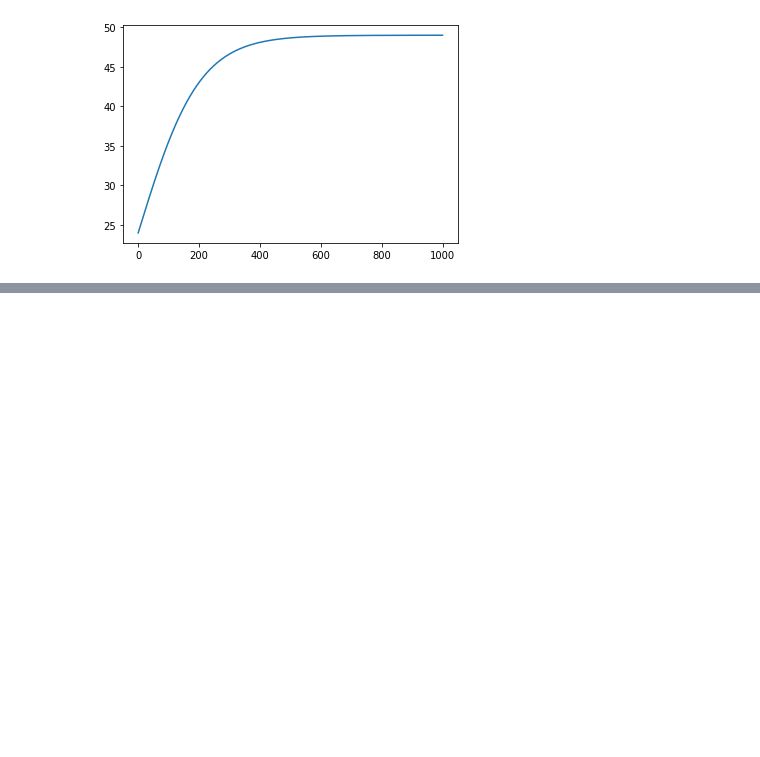
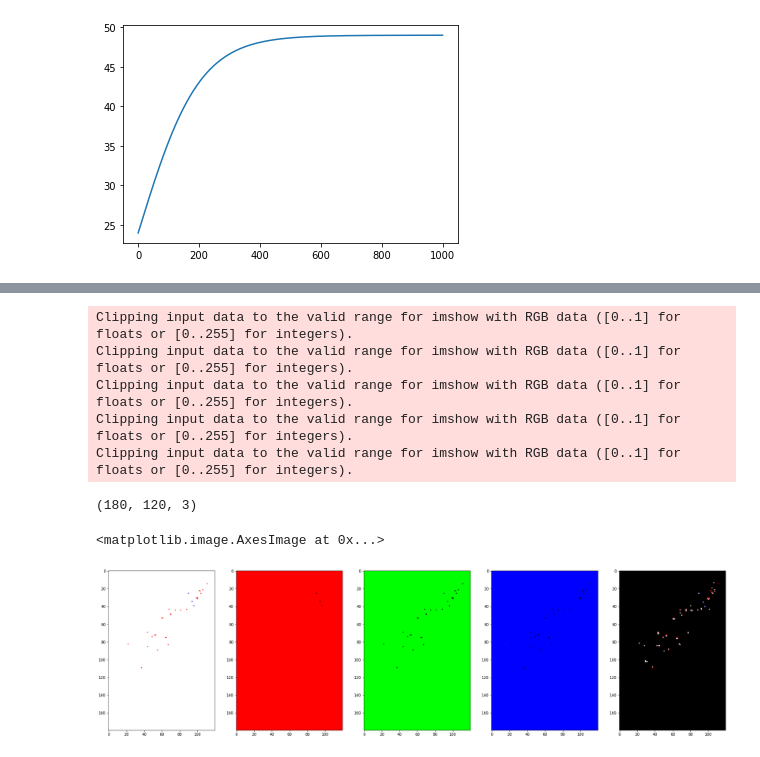
Before and after one commit to xwd0418/autoencoder_denoiser, a Jupyter notebook: dataset/save_picture_as_array.ipynb, the cells around one changed output, grey strips where cells are left out. Cells and saved outputs as stored; diff of their text form; code cells hidden in the pictures; blank space fills up the shorter version.

```diff
--- a/dataset/save_picture_as_array.ipynb
+++ b/dataset/save_picture_as_array.ipynb
@@ -96,0 +227,47 @@ Deprecated in NumPy 1.20; for more details and guidance: https://numpy.org/devdo
+# %%
+plt.rcParams["figure.figsize"] = (30,90)
+print(img_truth.shape)
+figure, plots = plt.subplots(ncols=5, nrows=1)
+plots[0].imshow(img_truth)
+
+R, G, B = img_truth[:,:,0], img_truth[:,:,1], img_truth[:,:,2]
+# d1=np.abs(R-G)<10
+# d2=np.abs(B-G)<10
+# d3=np.abs(R-B)<10
+d1 = R>100
+d2= G>100
+d3 = B>100
+white_pos = np.logical_and(np.logical_and(d1,d2), d3)
+
+
+cp1 = np.copy(img_truth)
+cp1[:,:,2] = 0
+cp1[:,:,1] = 0
+plots[1].imshow(cp1)
+
+cp2 = np.copy(img_truth)
+cp2[:,:,0] = 0
+cp2[:,:,2] = 0
+plots[2].imshow(cp2)
+
+cp3 = np.copy(img_truth)
+cp3[:,:,0] = 0
+cp3[:,:,1] = 0
+plots[3].imshow(cp3)
+
+cp4 = np.copy(img_truth)
+cp4[:,:,0][white_pos]=0
+cp4[:,:,1][white_pos]=0
+cp4[:,:,2][white_pos]=0
+
+plots[4].imshow(cp4)
+# plots[3].imshow(ground_truth_resized[:,:,2])
+# %% [output]
+Clipping input data to the valid range for imshow with RGB data ([0..1] for floats or [0..255] for integers).
+Clipping input data to the valid range for imshow with RGB data ([0..1] for floats or [0..255] for integers).
+Clipping input data to the valid range for imshow with RGB data ([0..1] for floats or [0..255] for integers).
+Clipping input data to the valid range for imshow with RGB data ([0..1] for floats or [0..255] for integers).
+Clipping input data to the valid range for imshow with RGB data ([0..1] for floats or [0..255] for integers).
+(180, 120, 3)
+<matplotlib.image.AxesImage at 0x...>
+[figure, added]
```
Also changed, not shown: parts of 29 cells of this notebook, 55 other files.
